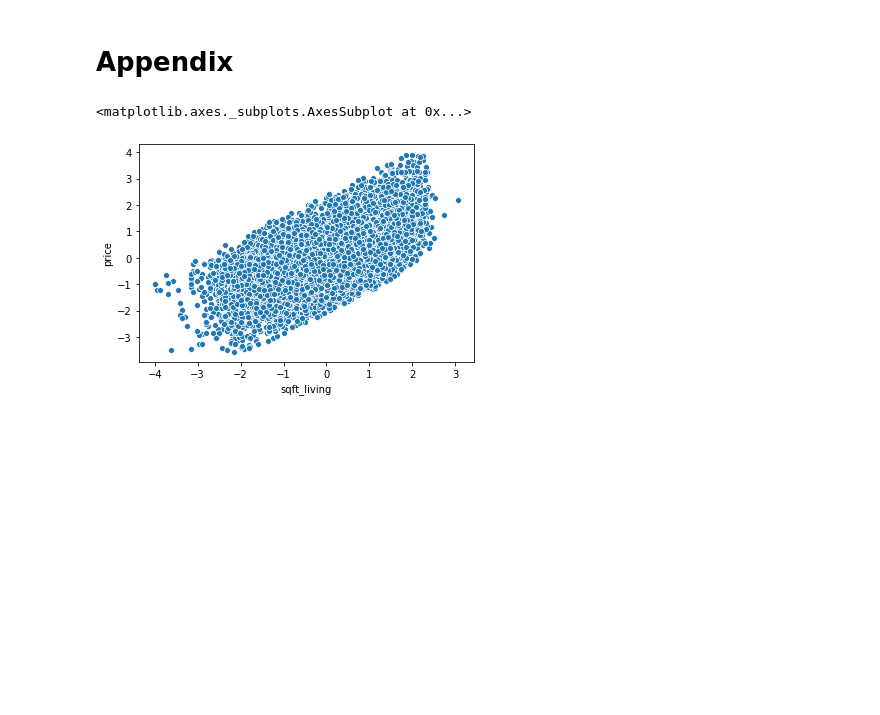
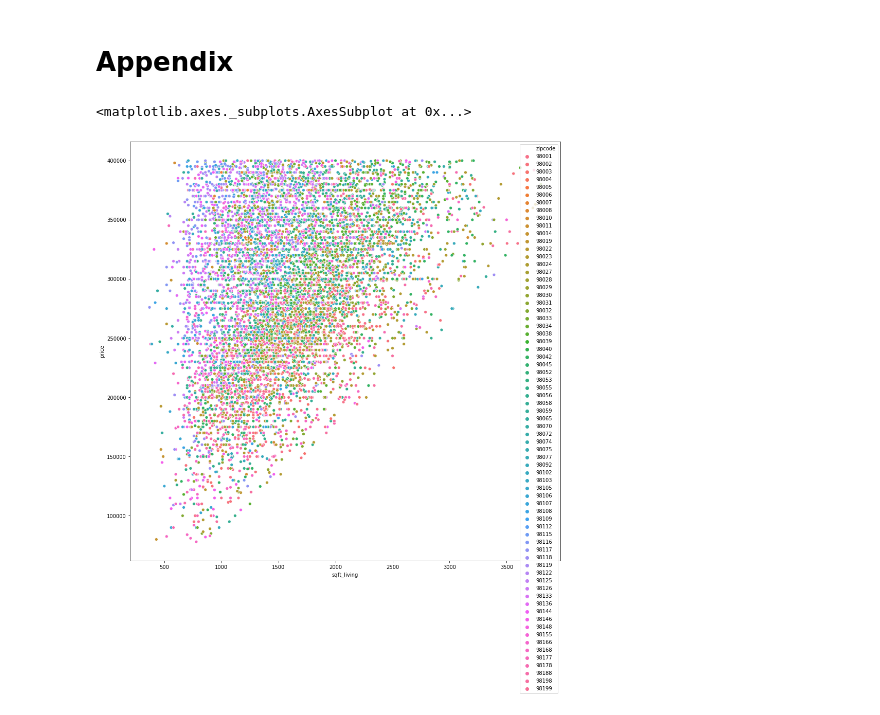
Before and after one commit to minthammock/dsc-mod-2-project-v2-1-onl01-dtsc-pt-041320, a Jupyter notebook: student.ipynb, the cells around one changed output. Cells and saved outputs as stored; diff of their text form; code cells hidden in the pictures; blank space fills up the shorter version.

```diff
--- a/student.ipynb
+++ b/student.ipynb
@@ -955,7 +981,11 @@ conclusions
 # %% [markdown]
 # Appendix
-# %%
-sns.scatterplot(x = dfFinal['sqft_living'], y = dfFinal['price'])
-# %% [output]
-<matplotlib.axes._subplots.AxesSubplot at 0x...>
-[figure, removed]
+# %%
+# dfPreprocessed['zipcode'].astype('int64')
+plt.figure(figsize=(15,15))
+sns.scatterplot(x = dfPreprocessed['sqft_living'].loc[dfPreprocessed['price'] < 400000],
+                y = dfPreprocessed['price'].loc[dfPreprocessed['price'] < 400000],
+                hue = dfPreprocessed['zipcode'])
+# %% [output]
+<matplotlib.axes._subplots.AxesSubplot at 0x...>
+[figure, added]
```
Also changed, not shown: parts of 13 cells of this notebook, 1 other file.
